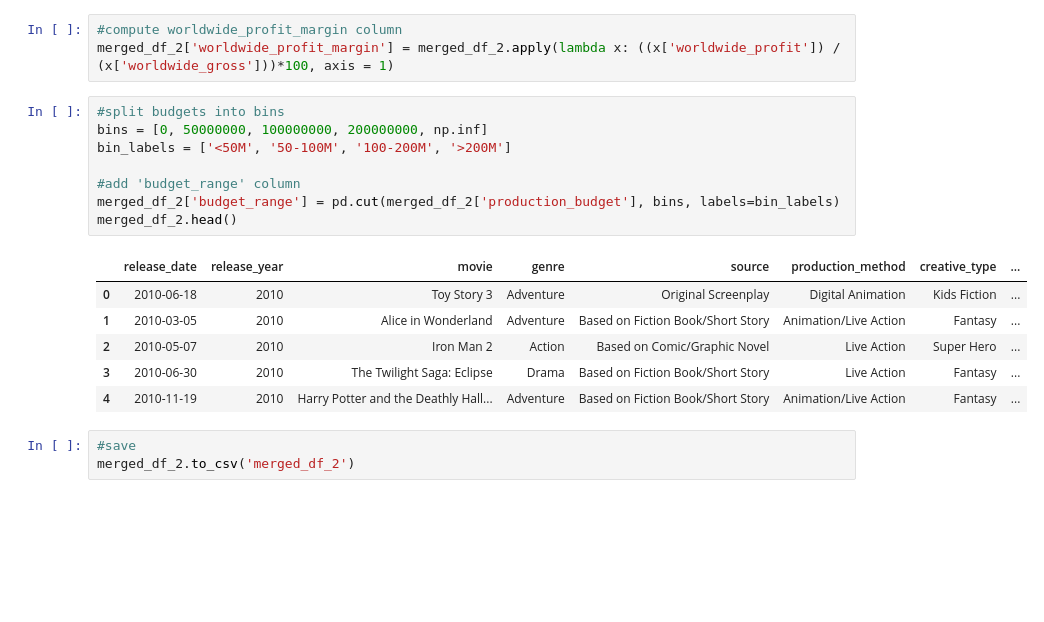
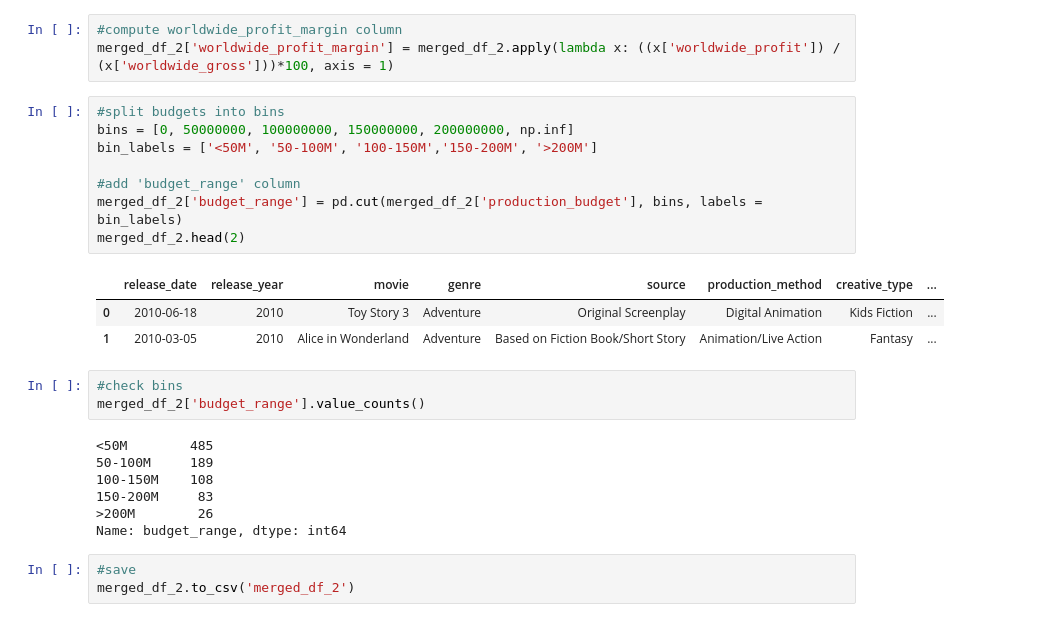
Before and after one commit to baotramduong/Porfolio_Project_The_Movie_Industry, a Jupyter notebook: Part II - Data Cleaning & Preparation on Scraped Data.ipynb, the cells around one changed output. Saved outputs shown, nothing was run; the diff lists cells and outputs as text; blank space fills up the shorter version.

```diff
--- a/Part II - Data Cleaning & Preparation on Scraped Data.ipynb
+++ b/Part II - Data Cleaning & Preparation on Scraped Data.ipynb
@@ -323,19 +337,26 @@ merged_df_2['international_profit'] = merged_df_2.apply(lambda x: x['internation
 merged_df_2['worldwide_profit_margin'] = merged_df_2.apply(lambda x: ((x['worldwide_profit']) / (x['worldwide_gross']))*100, axis = 1)
 # %%
 #split budgets into bins
-bins = [0, 50000000, 100000000, 200000000, np.inf]
-bin_labels = ['<50M', '50-100M', '100-200M', '>200M']
+bins = [0, 50000000, 100000000, 150000000, 200000000, np.inf]
+bin_labels = ['<50M', '50-100M', '100-150M','150-200M', '>200M']
 
 #add 'budget_range' column
-merged_df_2['budget_range'] = pd.cut(merged_df_2['production_budget'], bins, labels=bin_labels)
-merged_df_2.head()
+merged_df_2['budget_range'] = pd.cut(merged_df_2['production_budget'], bins, labels = bin_labels)
+merged_df_2.head(2)
 # %% [output]
 |  | release_date | release_year | movie | genre | source | production_method | creative_type | ... |
 | 0 | 2010-06-18 | 2010 | Toy Story 3 | Adventure | Original Screenplay | Digital Animation | Kids Fiction | ... |
 | 1 | 2010-03-05 | 2010 | Alice in Wonderland | Adventure | Based on Fiction Book/Short Story | Animation/Live Action | Fantasy | ... |
-| 2 | 2010-05-07 | 2010 | Iron Man 2 | Action | Based on Comic/Graphic Novel | Live Action | Super Hero | ... |
-| 3 | 2010-06-30 | 2010 | The Twilight Saga: Eclipse | Drama | Based on Fiction Book/Short Story | Live Action | Fantasy | ... |
-| 4 | 2010-11-19 | 2010 | Harry Potter and the Deathly Hall... | Adventure | Based on Fiction Book/Short Story | Animation/Live Action | Fantasy | ... |
+# %%
+#check bins
+merged_df_2['budget_range'].value_counts()
+# %% [output]
+<50M        485
+50-100M     189
+100-150M    108
+150-200M     83
+>200M        26
+Name: budget_range, dtype: int64
 # %%
 #save
 merged_df_2.to_csv('merged_df_2')
```
Also changed, not shown: parts of 3 cells of this notebook, 1 other file.
